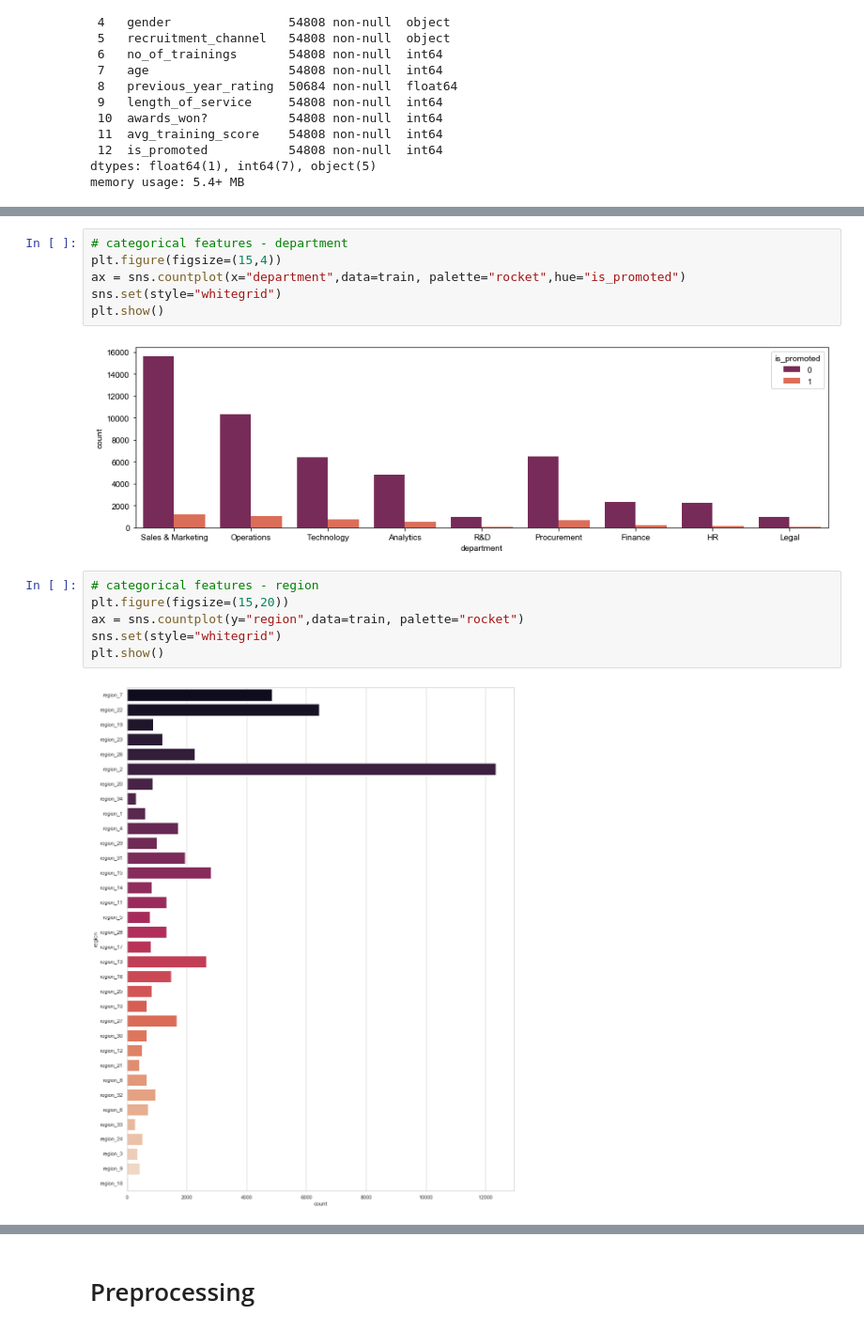
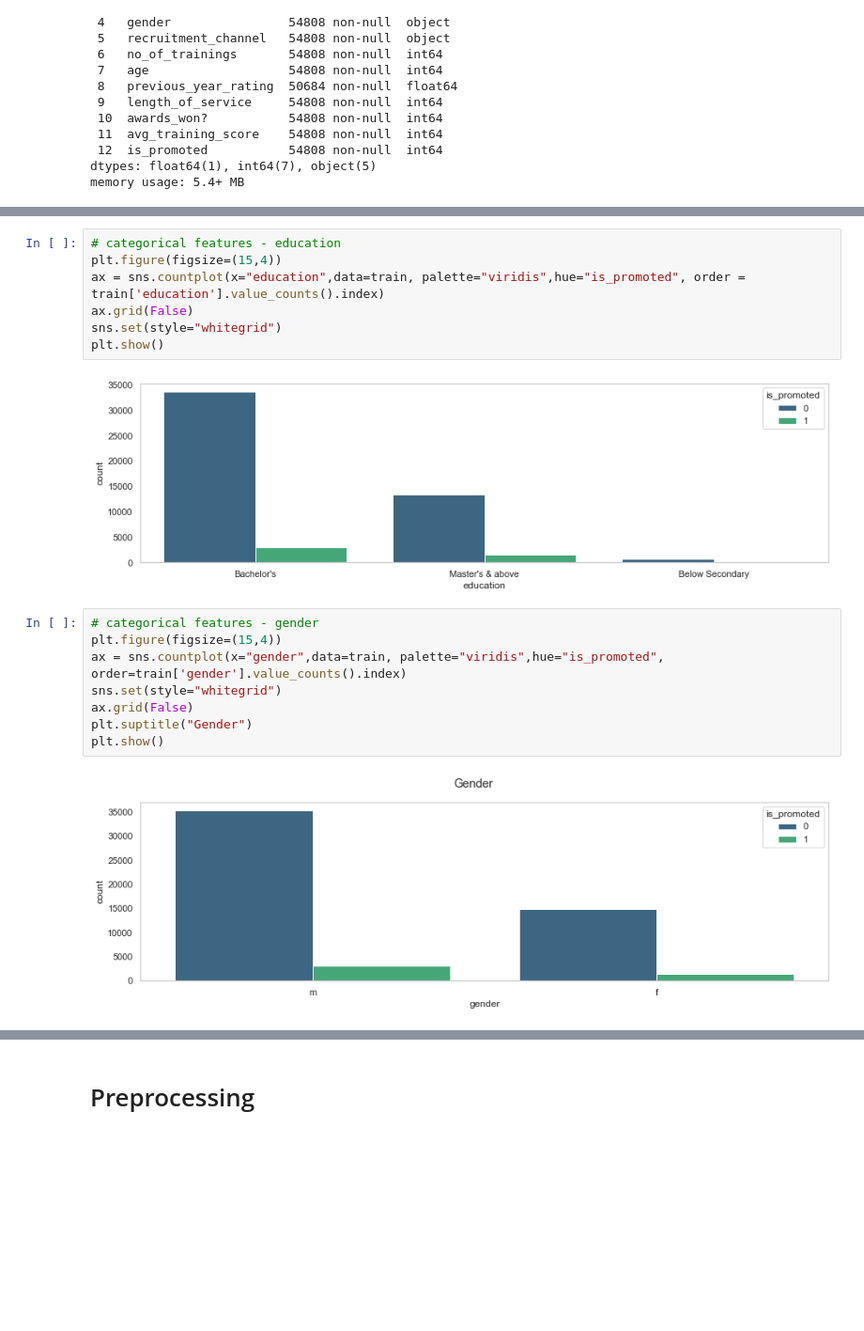
Before and after one commit to raquelcreis/hr_analytics, a Jupyter notebook: notebook.ipynb, the cells around one changed output, grey strips where cells are left out. Shown at 94% size. Drawn from its saved outputs; the diff is of its cells as text; blank space fills up the shorter version.

Commit message:
color palette

```diff
--- a/notebook.ipynb
+++ b/notebook.ipynb
@@ -66,17 +86,20 @@ Text(0.5, 0.98, 'Numerical Variables')
 # %%
-# categorical features - department
+# categorical features - education
 plt.figure(figsize=(15,4))
-ax = sns.countplot(x="department",data=train, palette="rocket",hue="is_promoted")
+ax = sns.countplot(x="education",data=train, palette="viridis",hue="is_promoted", order = train['education'].value_counts().index)
+ax.grid(False)
 sns.set(style="whitegrid")
 plt.show()
 # %% [output]
-[figure, old version]
+[figure, new version]
 # %%
-# categorical features - region
-plt.figure(figsize=(15,20))
-ax = sns.countplot(y="region",data=train, palette="rocket")
+# categorical features - gender
+plt.figure(figsize=(15,4))
+ax = sns.countplot(x="gender",data=train, palette="viridis",hue="is_promoted", order=train['gender'].value_counts().index)
 sns.set(style="whitegrid")
+ax.grid(False)
+plt.suptitle("Gender")
 plt.show()
 # %% [output]
-[figure, old version]
+[figure, new version]
 # %%
```
Also changed, not shown: parts of 40 cells of this notebook.
